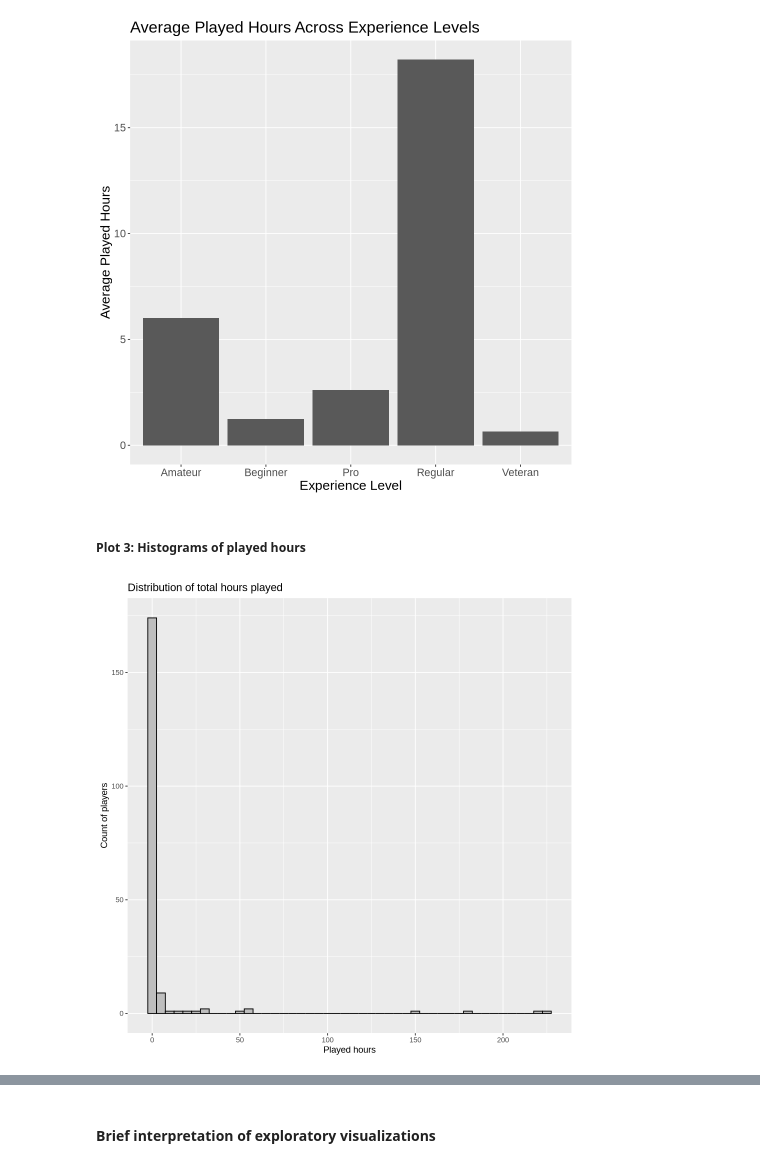
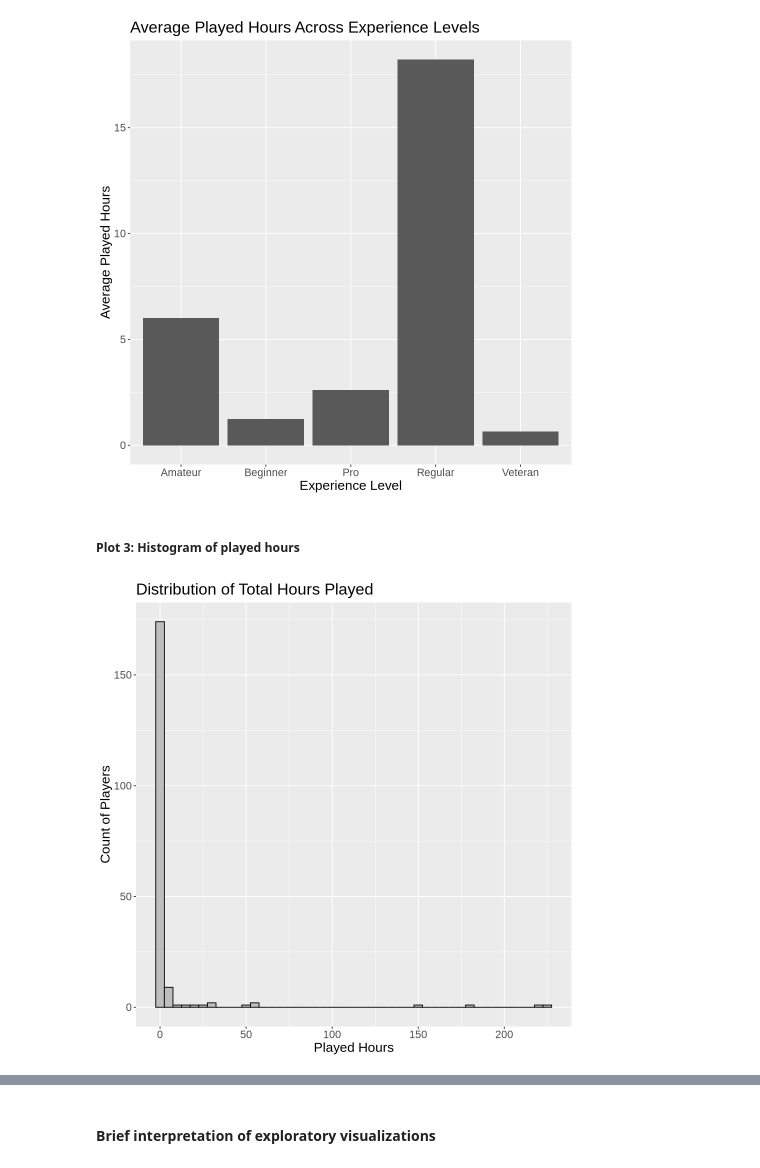
Before and after one commit to angelicaa-p/project_final_report_group, a Jupyter notebook: project_planning_stage_individual.ipynb, the cells around one changed output, grey strips where cells are left out. Cells and saved outputs as stored; diff of their text form; code cells hidden in the pictures.

```diff
--- a/project_planning_stage_individual.ipynb
+++ b/project_planning_stage_individual.ipynb
@@ -540,18 +540,18 @@ hours_by_experience_plot
 # %% [output]
 [figure]
 # %% [markdown]
-##### Plot 3: Histograms of played hours
+##### Plot 3: Histogram of played hours
 # %%
 hist_played_hours <- players_data |>
 
      ggplot(aes(x = played_hours)) +
           geom_histogram(binwidth = 5, color = "black", fill = "gray") +
           labs(
-                x = "Played hours",
-                y = "Count of players",
-                title = "Distribution of total hours played"
-                )
-
+                x = "Played Hours",
+                y = "Count of Players",
+                title = "Distribution of Total Hours Played"
+                ) +
+        theme(text = element_text(size = 16))
 hist_played_hours
 # %% [output]
-[figure, old version]
+[figure, new version]
```
Also changed, not shown: parts of 4 cells of this notebook.
